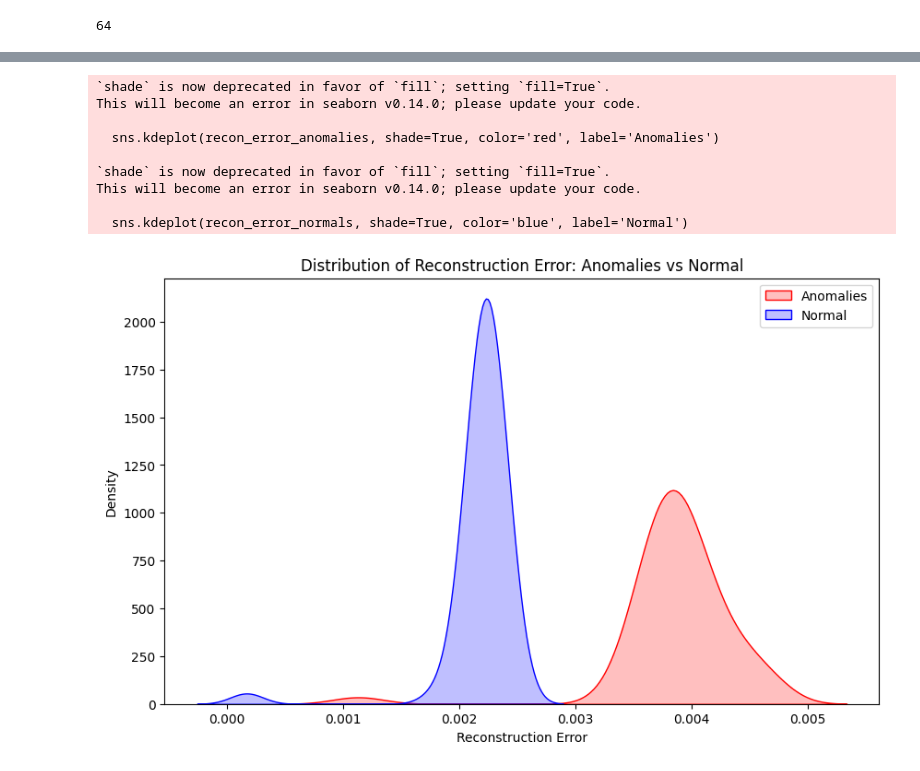
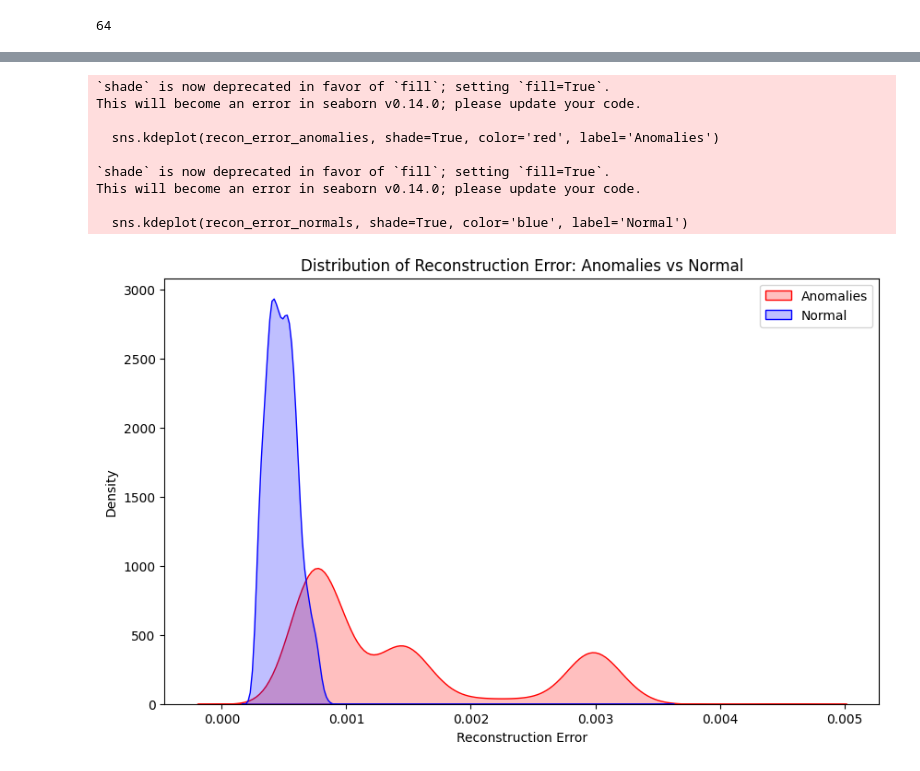
Before and after one commit to annatn998/Pytorch-Convolutional-AutoEncoder, a Jupyter notebook: notebook_exploration.ipynb, the cells around one changed output, grey strips where cells are left out. Cells and saved outputs as stored; diff of their text form; code cells hidden in the pictures.

```diff
--- a/notebook_exploration.ipynb
+++ b/notebook_exploration.ipynb
@@ -75,6 +78,6 @@ optimizer = torch.optim.Adam(model.parameters(), lr=0.001)
 # %%
 logging.info('Training start!')
 
-training_outputs, trained_model = training_loop(epochs=10, data_loader=data_loaders, model=model, criterion=criterion, optimizer=optimizer)
+training_outputs, trained_model = training_loop(epochs=15, data_loader=data_loaders, model=model, criterion=criterion, optimizer=optimizer)
 # %% [output]
 INFO:root:Training start!
@@ -177,43 +179,43 @@ false positive 1
 # %%
 import matplotlib.pyplot as plt
 import seaborn as sns
-
+h = 0.5
 # Example lists: replace with your actual data
-recon_error_anomalies = kde_results['height_0.1']['recon_error_list_anomaly']
-recon_error_normals = kde_results['height_0.1']['recon_error_list']
+recon_error_anomalies = kde_results[f'height_{h}']['recon_error_list_anomaly']
+recon_error_normals = kde_results[f'height_{h}']['recon_error_list']
 
 # Create a figure
 plt.figure(figsize=(10, 6))
 
 # Plot KDE for anomalies
 sns.kdeplot(recon_error_anomalies, shade=True, color='red', label='Anomalies')
 
 # # Plot KDE for normal images
 sns.kdeplot(recon_error_normals, shade=True, color='blue', label='Normal')
 
 # Optionally, also show histograms
 # plt.hist(recon_error_anomalies, bins=30, alpha=0.3, color='red')
 # plt.hist(recon_error_normals, bins=30, alpha=0.3, color='blue')
 
 # Add labels and title
 plt.xlabel('Reconstruction Error')
 plt.ylabel('Density')
 plt.title('Distribution of Reconstruction Error: Anomalies vs Normal')
 plt.legend()
 
 # Show plot
 plt.show()
 # %% [output]
 `shade` is now deprecated in favor of `fill`; setting `fill=True`.
 This will become an error in seaborn v0.14.0; please update your code.
 
   sns.kdeplot(recon_error_anomalies, shade=True, color='red', label='Anomalies')
 
 `shade` is now deprecated in favor of `fill`; setting `fill=True`.
 This will become an error in seaborn v0.14.0; please update your code.
 
   sns.kdeplot(recon_error_normals, shade=True, color='blue', label='Normal')
-[figure, old version]
+[figure, new version]
 # %%
 import matplotlib.pyplot as plt
 import seaborn as sns
```
Also changed, not shown: parts of 19 cells of this notebook, 3 other files.
